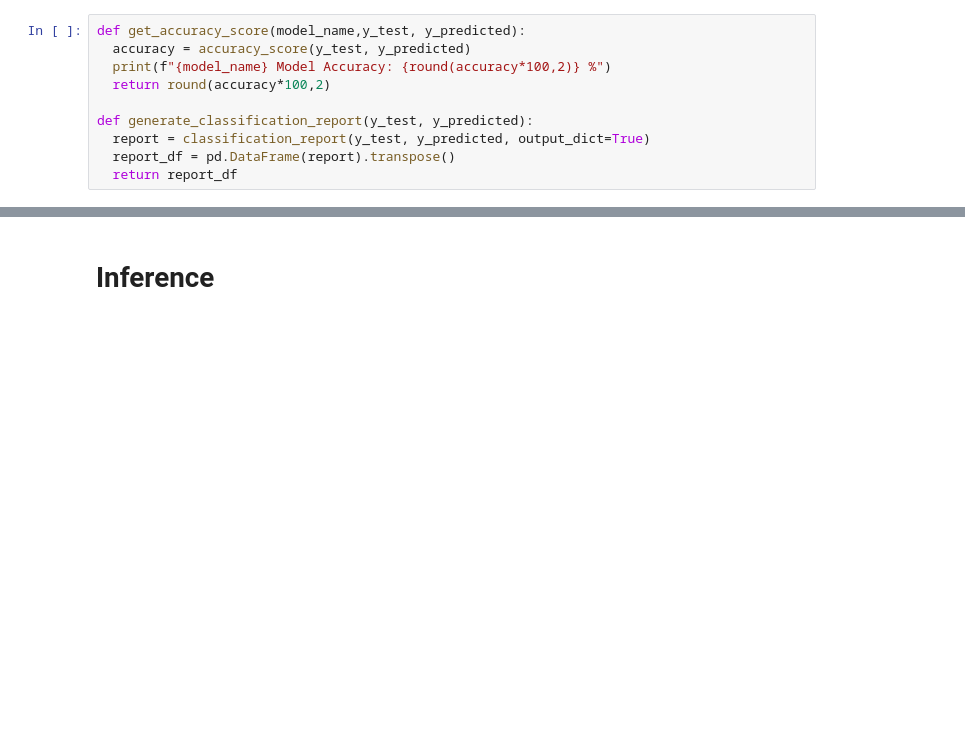
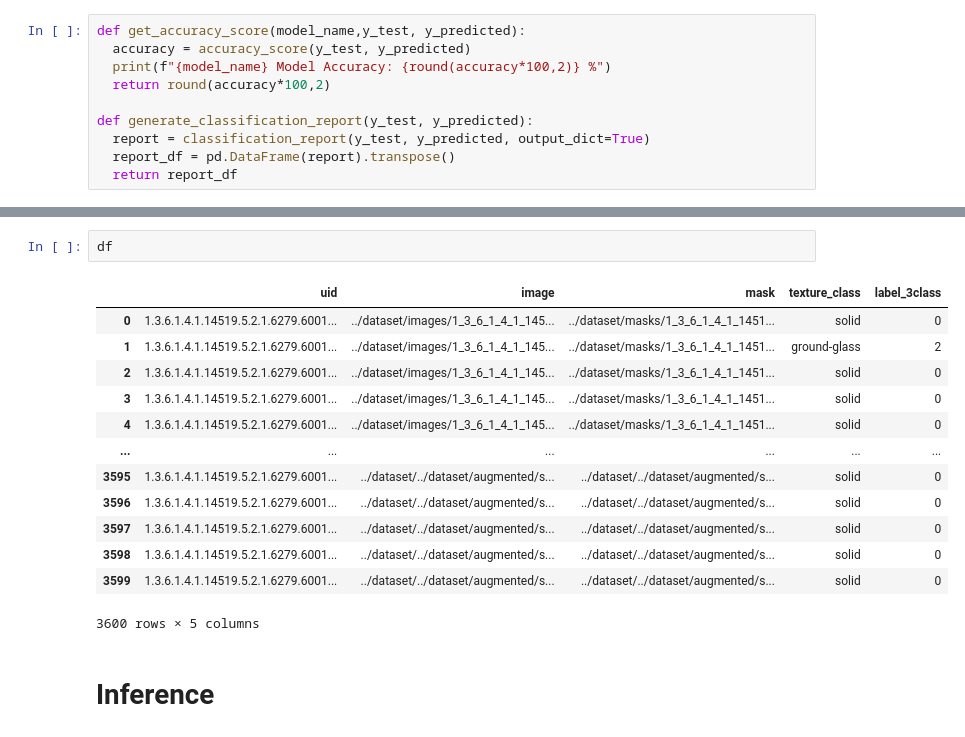
Before and after one commit to MuhammadSyyed/Fleischner-classification-LIDC-IDRI, a Jupyter notebook: notebooks/5_training_resnet_model.ipynb, the cells around one changed output, grey strips where cells are left out. Saved outputs shown, nothing was run; the diff lists cells and outputs as text; blank space fills up the shorter version.

```diff
--- a/notebooks/5_training_resnet_model.ipynb
+++ b/notebooks/5_training_resnet_model.ipynb
@@ -679,3 +572,19 @@ generate_classification_report(val_targets,val_preds)
+# %%
+df
+# %% [output]
+|  | uid | image | mask | texture_class | label_3class |
+| 0 | 1.3.6.1.4.1.14519.5.2.1.6279.6001... | ../dataset/images/1_3_6_1_4_1_145... | ../dataset/masks/1_3_6_1_4_1_1451... | solid | 0 |
+| 1 | 1.3.6.1.4.1.14519.5.2.1.6279.6001... | ../dataset/images/1_3_6_1_4_1_145... | ../dataset/masks/1_3_6_1_4_1_1451... | ground-glass | 2 |
+| 2 | 1.3.6.1.4.1.14519.5.2.1.6279.6001... | ../dataset/images/1_3_6_1_4_1_145... | ../dataset/masks/1_3_6_1_4_1_1451... | solid | 0 |
+| 3 | 1.3.6.1.4.1.14519.5.2.1.6279.6001... | ../dataset/images/1_3_6_1_4_1_145... | ../dataset/masks/1_3_6_1_4_1_1451... | solid | 0 |
+| 4 | 1.3.6.1.4.1.14519.5.2.1.6279.6001... | ../dataset/images/1_3_6_1_4_1_145... | ../dataset/masks/1_3_6_1_4_1_1451... | solid | 0 |
+| ... | ... | ... | ... | ... | ... |
+| 3595 | 1.3.6.1.4.1.14519.5.2.1.6279.6001... | ../dataset/../dataset/augmented/s... | ../dataset/../dataset/augmented/s... | solid | 0 |
+| 3596 | 1.3.6.1.4.1.14519.5.2.1.6279.6001... | ../dataset/../dataset/augmented/s... | ../dataset/../dataset/augmented/s... | solid | 0 |
+| 3597 | 1.3.6.1.4.1.14519.5.2.1.6279.6001... | ../dataset/../dataset/augmented/s... | ../dataset/../dataset/augmented/s... | solid | 0 |
+| 3598 | 1.3.6.1.4.1.14519.5.2.1.6279.6001... | ../dataset/../dataset/augmented/s... | ../dataset/../dataset/augmented/s... | solid | 0 |
+| 3599 | 1.3.6.1.4.1.14519.5.2.1.6279.6001... | ../dataset/../dataset/augmented/s... | ../dataset/../dataset/augmented/s... | solid | 0 |
+3600 rows × 5 columns
 # %% [markdown]
 # Inference
 # %%
```
Also changed, not shown: parts of 14 cells of this notebook, 8 other files.
